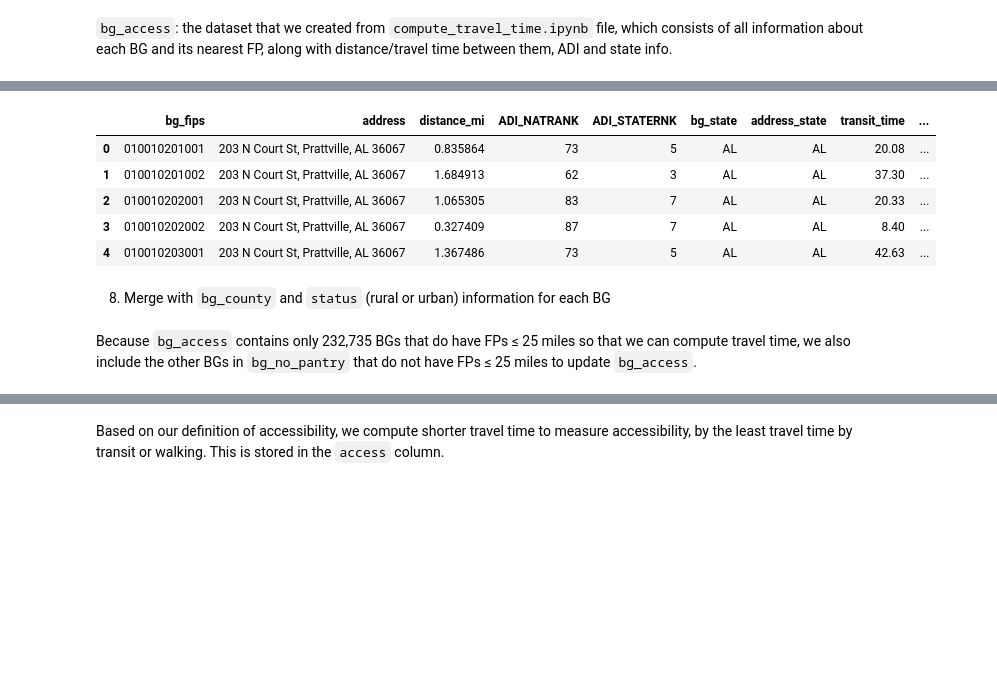
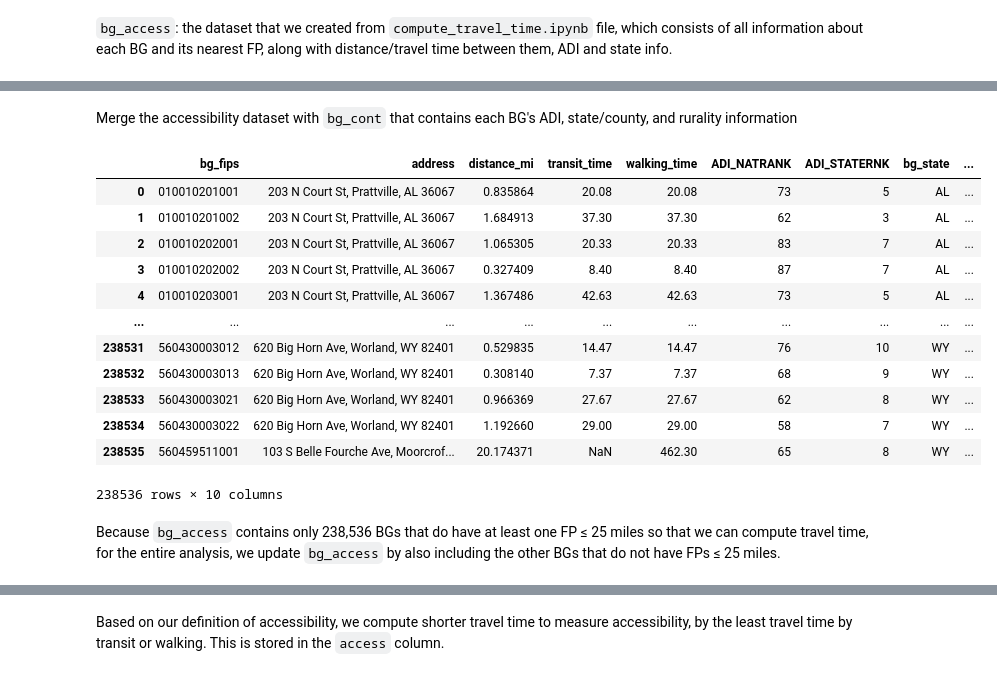
Before and after one commit to mimn97/pantry-research, a Jupyter notebook: notebooks/supp_material.ipynb, the cells around one changed output, grey strips where cells are left out. Cells and saved outputs as stored; diff of their text form; code cells hidden in the pictures; blank space fills up the shorter version.

```diff
--- a/notebooks/supp_material.ipynb
+++ b/notebooks/supp_material.ipynb
@@ -202,7 +193,4 @@ Now, it's time to pre-process the accessibility dataset.
 # %% [markdown]
 `bg_access`: the dataset that we created from `compute_travel_time.ipynb` file, which consists of all information about each BG and its nearest FP, along with distance/travel time between them, ADI and state info.
 # %%
-bg_access = pd.read_csv('../data/bg_transit_adi.csv', dtype={'bg_fips':str})
+bg_access = pd.read_csv('../data/bg_pantry_travel_time_updated.csv', dtype={'bg_fips':str})
-# %%
-bg_access = bg_access[['bg_fips', 'address', 'distance_mi', 'ADI_NATRANK', 'ADI_STATERNK',
-                        'bg_state', 'address_state' ,'transit_time', 'walking_time']]
@@ -209,11 +212,20 @@ bg_access = bg_access[['bg_fips', 'address', 'distance_mi', 'ADI_NATRANK', 'ADI_
+# %% [markdown]
+Merge the accessibility dataset with `bg_cont` that contains each BG's ADI, state/county, and rurality information
+# %%
+bg_access = bg_access.merge(bg_cont.drop_duplicates(subset=['bg_fips']), how='left', on='bg_fips')
 # %%
-bg_access.head()
+bg_access
 # %% [output]
-|  | bg_fips | address | distance_mi | ADI_NATRANK | ADI_STATERNK | bg_state | address_state | transit_time | ... |
-| 0 | 010010201001 | 203 N Court St, Prattville, AL 36067 | 0.835864 | 73 | 5 | AL | AL | 20.08 | ... |
-| 1 | 010010201002 | 203 N Court St, Prattville, AL 36067 | 1.684913 | 62 | 3 | AL | AL | 37.30 | ... |
-| 2 | 010010202001 | 203 N Court St, Prattville, AL 36067 | 1.065305 | 83 | 7 | AL | AL | 20.33 | ... |
-| 3 | 010010202002 | 203 N Court St, Prattville, AL 36067 | 0.327409 | 87 | 7 | AL | AL | 8.40 | ... |
-| 4 | 010010203001 | 203 N Court St, Prattville, AL 36067 | 1.367486 | 73 | 5 | AL | AL | 42.63 | ... |
+|  | bg_fips | address | distance_mi | transit_time | walking_time | ADI_NATRANK | ADI_STATERNK | bg_state | ... |
+| 0 | 010010201001 | 203 N Court St, Prattville, AL 36067 | 0.835864 | 20.08 | 20.08 | 73 | 5 | AL | ... |
+| 1 | 010010201002 | 203 N Court St, Prattville, AL 36067 | 1.684913 | 37.30 | 37.30 | 62 | 3 | AL | ... |
+| 2 | 010010202001 | 203 N Court St, Prattville, AL 36067 | 1.065305 | 20.33 | 20.33 | 83 | 7 | AL | ... |
+| 3 | 010010202002 | 203 N Court St, Prattville, AL 36067 | 0.327409 | 8.40 | 8.40 | 87 | 7 | AL | ... |
+| 4 | 010010203001 | 203 N Court St, Prattville, AL 36067 | 1.367486 | 42.63 | 42.63 | 73 | 5 | AL | ... |
+| ... | ... | ... | ... | ... | ... | ... | ... | ... | ... |
+| 238531 | 560430003012 | 620 Big Horn Ave, Worland, WY 82401 | 0.529835 | 14.47 | 14.47 | 76 | 10 | WY | ... |
+| 238532 | 560430003013 | 620 Big Horn Ave, Worland, WY 82401 | 0.308140 | 7.37 | 7.37 | 68 | 9 | WY | ... |
+| 238533 | 560430003021 | 620 Big Horn Ave, Worland, WY 82401 | 0.966369 | 27.67 | 27.67 | 62 | 8 | WY | ... |
+| 238534 | 560430003022 | 620 Big Horn Ave, Worland, WY 82401 | 1.192660 | 29.00 | 29.00 | 58 | 7 | WY | ... |
+| 238535 | 560459511001 | 103 S Belle Fourche Ave, Moorcrof... | 20.174371 | NaN | 462.30 | 65 | 8 | WY | ... |
+238536 rows × 10 columns
-# %% [markdown]
-8. Merge with `bg_county` and `status` (rural or urban) information for each BG
@@ -224,5 +232,5 @@ bg_access = bg_access.merge(county_rurality[['bg_county', 'status']].drop_duplic
 # %% [markdown]
-Because `bg_access` contains only 232,735 BGs that do have FPs ≤ 25 miles so that we can compute travel time, we also include the other BGs in `bg_no_pantry` that do not have FPs ≤ 25 miles to update `bg_access`.
+Because `bg_access` contains only 238,536 BGs that do have at least one FP ≤ 25 miles so that we can compute travel time, for the entire analysis, we update `bg_access` by also including the other BGs that do not have FPs ≤ 25 miles.
 # %%
 bg_access = pd.concat([bg_access, bg_cont.loc[(~bg_cont.bg_fips.isin(bg_with_fp))]])
 # %%
```
Also changed, not shown: parts of 40 cells of this notebook, 7 other files.
